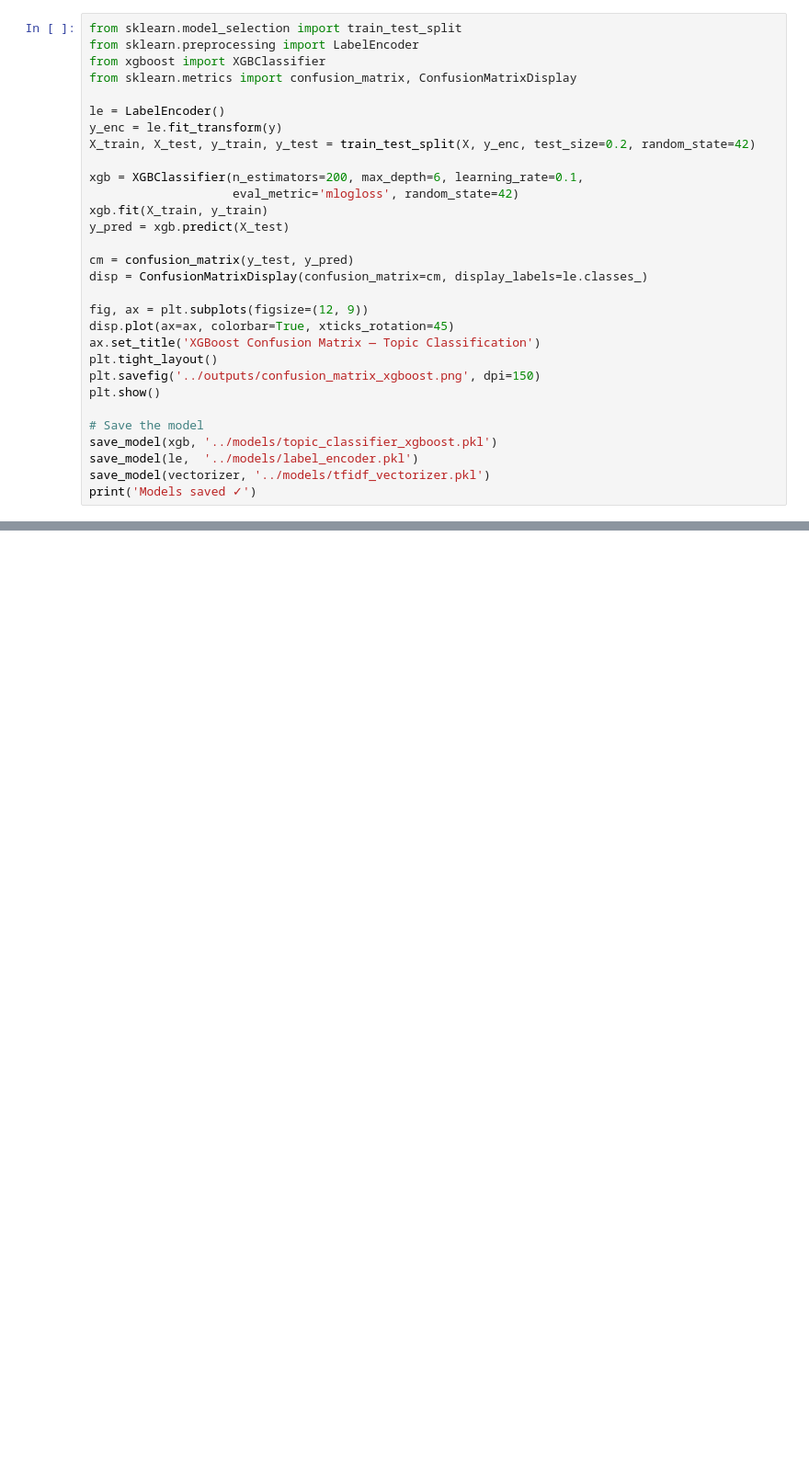
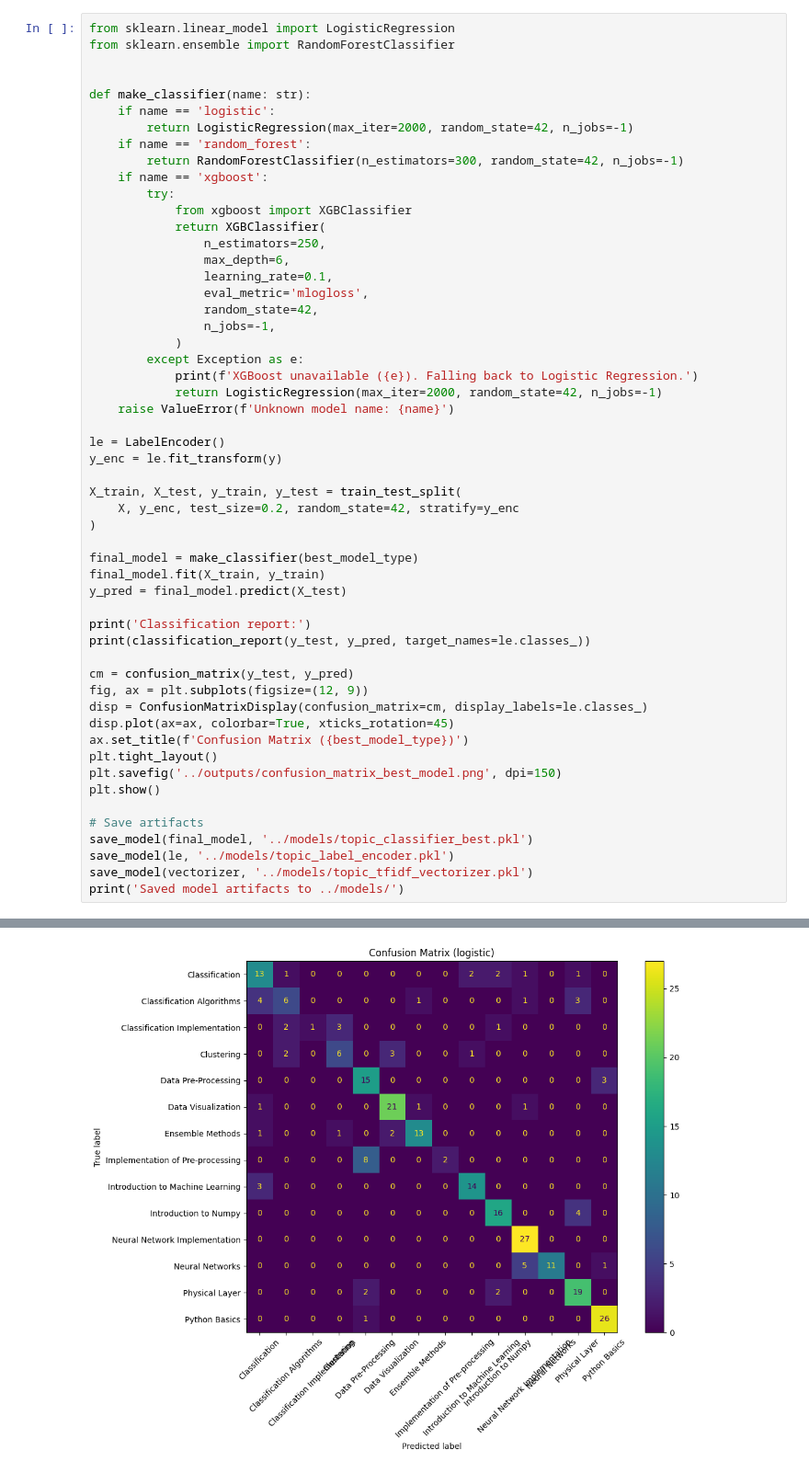
Before and after one commit to Uni-coder-harsh/FarrahAI, a Jupyter notebook: notebooks/02_topic_classification.ipynb, the cells around one changed output, grey strips where cells are left out. Shown at 92% size. Cells and saved outputs as stored; diff of their text form; blank space fills up the shorter version.

```diff
--- a/notebooks/02_topic_classification.ipynb
+++ b/notebooks/02_topic_classification.ipynb
@@ -115,30 +213,55 @@ plt.show()
 # %%
-from sklearn.model_selection import train_test_split
-from sklearn.preprocessing import LabelEncoder
-from xgboost import XGBClassifier
-from sklearn.metrics import confusion_matrix, ConfusionMatrixDisplay
+from sklearn.linear_model import LogisticRegression
+from sklearn.ensemble import RandomForestClassifier
+
+
+def make_classifier(name: str):
+    if name == 'logistic':
+        return LogisticRegression(max_iter=2000, random_state=42, n_jobs=-1)
+    if name == 'random_forest':
+        return RandomForestClassifier(n_estimators=300, random_state=42, n_jobs=-1)
+    if name == 'xgboost':
+        try:
+            from xgboost import XGBClassifier
+            return XGBClassifier(
+                n_estimators=250,
+                max_depth=6,
+                learning_rate=0.1,
+                eval_metric='mlogloss',
+                random_state=42,
+                n_jobs=-1,
+            )
+        except Exception as e:
+            print(f'XGBoost unavailable ({e}). Falling back to Logistic Regression.')
+            return LogisticRegression(max_iter=2000, random_state=42, n_jobs=-1)
+    raise ValueError(f'Unknown model name: {name}')
 
 le = LabelEncoder()
 y_enc = le.fit_transform(y)
-X_train, X_test, y_train, y_test = train_test_split(X, y_enc, test_size=0.2, random_state=42)
 
-xgb = XGBClassifier(n_estimators=200, max_depth=6, learning_rate=0.1,
-                    eval_metric='mlogloss', random_state=42)
-xgb.fit(X_train, y_train)
-y_pred = xgb.predict(X_test)
+X_train, X_test, y_train, y_test = train_test_split(
+    X, y_enc, test_size=0.2, random_state=42, stratify=y_enc
+)
+
+final_model = make_classifier(best_model_type)
+final_model.fit(X_train, y_train)
+y_pred = final_model.predict(X_test)
+
+print('Classification report:')
+print(classification_report(y_test, y_pred, target_names=le.classes_))
 
 cm = confusion_matrix(y_test, y_pred)
+fig, ax = plt.subplots(figsize=(12, 9))
 disp = ConfusionMatrixDisplay(confusion_matrix=cm, display_labels=le.classes_)
-
-fig, ax = plt.subplots(figsize=(12, 9))
 disp.plot(ax=ax, colorbar=True, xticks_rotation=45)
-ax.set_title('XGBoost Confusion Matrix — Topic Classification')
+ax.set_title(f'Confusion Matrix ({best_model_type})')
 plt.tight_layout()
-plt.savefig('../outputs/confusion_matrix_xgboost.png', dpi=150)
+plt.savefig('../outputs/confusion_matrix_best_model.png', dpi=150)
 plt.show()
 
-# Save the model
-save_model(xgb, '../models/topic_classifier_xgboost.pkl')
-save_model(le,  '../models/label_encoder.pkl')
-save_model(vectorizer, '../models/tfidf_vectorizer.pkl')
-print('Models saved ✓')
+# Save artifacts
+save_model(final_model, '../models/topic_classifier_best.pkl')
+save_model(le, '../models/topic_label_encoder.pkl')
+save_model(vectorizer, '../models/topic_tfidf_vectorizer.pkl')
+print('Saved model artifacts to ../models/')
+# %% [output]
@@ -144,0 +285 @@ print('Models saved ✓')
+[figure, added]
```
Also changed, not shown: parts of 19 cells of this notebook.
